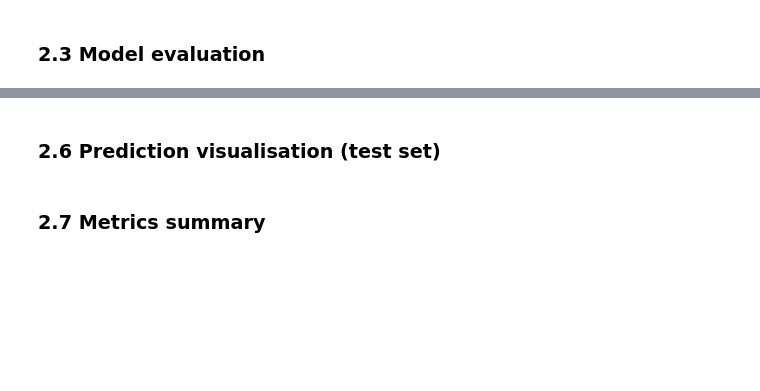
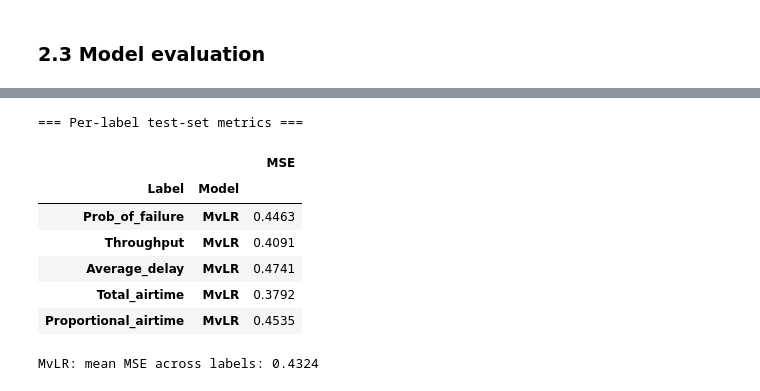
Before and after one commit to melkersvensson02/AAX-Seminars, a Jupyter notebook: AAX_Seminar_1/seminar1_wifi_regression.ipynb, the cells around one changed output, grey strips where cells are left out. Drawn from its saved outputs; the diff is of its cells as text; code cells hidden in the pictures; blank space fills up the shorter version.

```diff
--- a/AAX_Seminar_1/seminar1_wifi_regression.ipynb
+++ b/AAX_Seminar_1/seminar1_wifi_regression.ipynb
@@ -362,2 +353,0 @@ plt.show()
-# %% [markdown]
-### 2.6 Prediction visualisation (test set)
@@ -399,2 +353,0 @@ plt.show()
-# %% [markdown]
-### 2.7 Metrics summary
@@ -414,0 +354,29 @@ display(summary.set_index('Model').style.format('{:.6f}'))
+# %%
+y_pred = gd_model.predict(X_test_s)
+
+# For each label and each model, compute MSE on the test set.
+rows = []
+for i, label in enumerate(TARGETS):
+    for model_name, y_pred in [('MvLR', y_pred)]:
+        mse  = mean_squared_error(y_test_s[:, i], y_pred[:, i])
+        rows.append(dict(Label=label, Model=model_name, MSE=mse))
+
+metrics_df = pd.DataFrame(rows)
+
+print('=== Per-label test-set metrics ===')
+display(metrics_df.set_index(['Label', 'Model']).style.format('{:.4f}'))
+
+# Average MSE across all 5 labels for each model
+for model_name, y_pred in [('MvLR', y_pred)]:
+    mse_vals = [mean_squared_error(y_test_s[:, i], y_pred[:, i]) for i in range(len(TARGETS))]
+    print(f'\n{model_name}: mean MSE across labels: {np.mean(mse_vals):.4f}')
+# %% [output]
+=== Per-label test-set metrics ===
+|  |  | MSE |
+| Label | Model |  |
+| Prob_of_failure | MvLR | 0.4463 |
+| Throughput | MvLR | 0.4091 |
+| Average_delay | MvLR | 0.4741 |
+| Total_airtime | MvLR | 0.3792 |
+| Proportional_airtime | MvLR | 0.4535 |
+MvLR: mean MSE across labels: 0.4324
```
Also changed, not shown: parts of 40 cells of this notebook, 1 other file.
